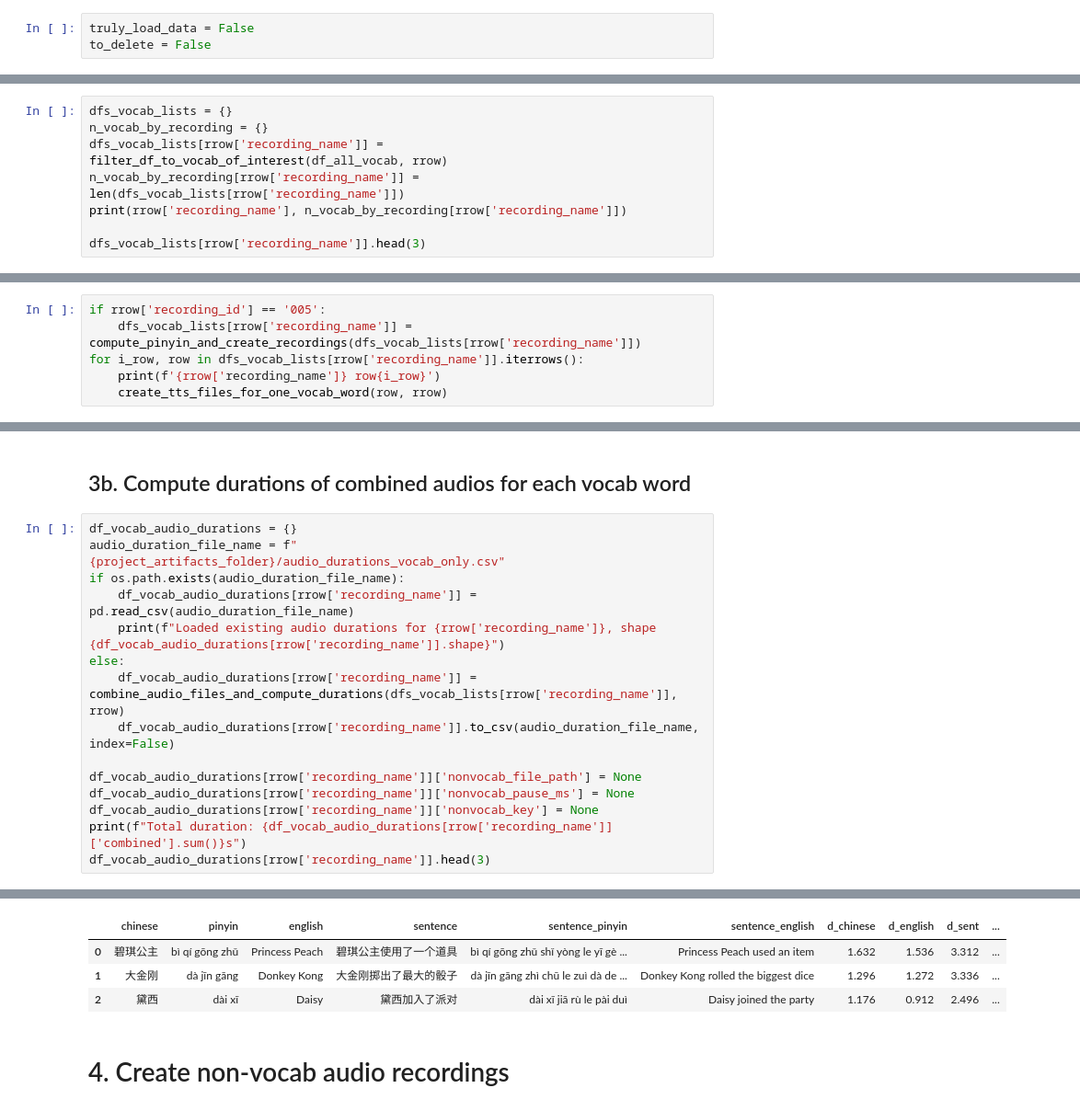
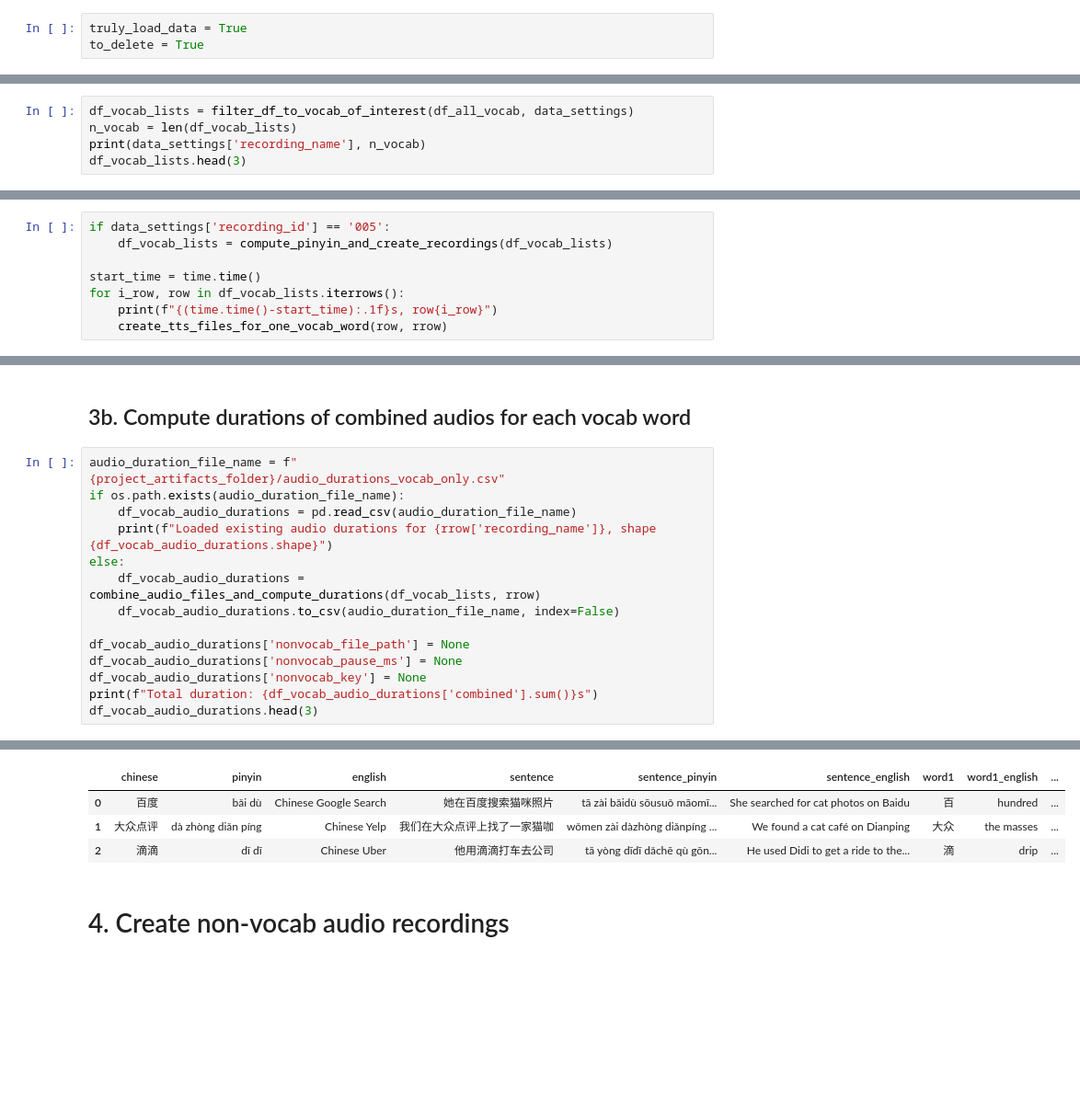
Before and after one commit to srcole/my_mandarin_database, a Jupyter notebook: generate_video.ipynb, the cells around one changed output, grey strips where cells are left out. Shown: that part at 92% size. Cells and saved outputs as stored; diff of their text form; blank space fills up the shorter version.

Commit message:
app names video

```diff
--- a/generate_video.ipynb
+++ b/generate_video.ipynb
@@ -39,8 +39,8 @@ subtitle_text_configs['font'] = ImageFont.truetype(subtitle_text_configs['font_n
 pd.options.display.max_columns = 100
 pd.options.display.max_rows = 130
 # %%
-truly_load_data = False
-to_delete = False
+truly_load_data = True
+to_delete = True
 # %% [markdown]
 # 0. Create dataframe of settings
 # %%
@@ -85,11 +99,8 @@ df_all_vocab.head(3)
 # %% [markdown]
 # 2. Select data
 # %%
-dfs_vocab_lists = {}
-n_vocab_by_recording = {}
-dfs_vocab_lists[rrow['recording_name']] = filter_df_to_vocab_of_interest(df_all_vocab, rrow)
-n_vocab_by_recording[rrow['recording_name']] = len(dfs_vocab_lists[rrow['recording_name']])
-print(rrow['recording_name'], n_vocab_by_recording[rrow['recording_name']])
-
-dfs_vocab_lists[rrow['recording_name']].head(3)
+df_vocab_lists = filter_df_to_vocab_of_interest(df_all_vocab, data_settings)
+n_vocab = len(df_vocab_lists)
+print(data_settings['recording_name'], n_vocab)
+df_vocab_lists.head(3)
 # %% [output]
@@ -101,9 +112,11 @@ dfs_vocab_lists[rrow['recording_name']].head(3)
 # %% [markdown]
 # 3. Create vocabulary audio recordings
 # %%
-if rrow['recording_id'] == '005':
-    dfs_vocab_lists[rrow['recording_name']] = compute_pinyin_and_create_recordings(dfs_vocab_lists[rrow['recording_name']])
-for i_row, row in dfs_vocab_lists[rrow['recording_name']].iterrows():
-    print(f'{rrow['recording_name']} row{i_row}')
+if data_settings['recording_id'] == '005':
+    df_vocab_lists = compute_pinyin_and_create_recordings(df_vocab_lists)
+
+start_time = time.time()
+for i_row, row in df_vocab_lists.iterrows():
+    print(f"{(time.time()-start_time):.1f}s, row{i_row}")
     create_tts_files_for_one_vocab_word(row, rrow)
 # %% [output]
@@ -127,18 +140,17 @@ for i_row, row in dfs_vocab_lists[rrow['recording_name']].iterrows():
 # %% [markdown]
 ## 3b. Compute durations of combined audios for each vocab word
 # %%
-df_vocab_audio_durations = {}
 audio_duration_file_name = f"{project_artifacts_folder}/audio_durations_vocab_only.csv"
 if os.path.exists(audio_duration_file_name):
-    df_vocab_audio_durations[rrow['recording_name']] = pd.read_csv(audio_duration_file_name)
-    print(f"Loaded existing audio durations for {rrow['recording_name']}, shape {df_vocab_audio_durations[rrow['recording_name']].shape}")
+    df_vocab_audio_durations = pd.read_csv(audio_duration_file_name)
+    print(f"Loaded existing audio durations for {rrow['recording_name']}, shape {df_vocab_audio_durations.shape}")
 else:
-    df_vocab_audio_durations[rrow['recording_name']] = combine_audio_files_and_compute_durations(dfs_vocab_lists[rrow['recording_name']], rrow)
-    df_vocab_audio_durations[rrow['recording_name']].to_csv(audio_duration_file_name, index=False)
+    df_vocab_audio_durations = combine_audio_files_and_compute_durations(df_vocab_lists, rrow)
+    df_vocab_audio_durations.to_csv(audio_duration_file_name, index=False)
 
-df_vocab_audio_durations[rrow['recording_name']]['nonvocab_file_path'] = None
-df_vocab_audio_durations[rrow['recording_name']]['nonvocab_pause_ms'] = None
-df_vocab_audio_durations[rrow['recording_name']]['nonvocab_key'] = None
-print(f"Total duration: {df_vocab_audio_durations[rrow['recording_name']]['combined'].sum()}s")
-df_vocab_audio_durations[rrow['recording_name']].head(3)
+df_vocab_audio_durations['nonvocab_file_path'] = None
+df_vocab_audio_durations['nonvocab_pause_ms'] = None
+df_vocab_audio_durations['nonvocab_key'] = None
+print(f"Total duration: {df_vocab_audio_durations['combined'].sum()}s")
+df_vocab_audio_durations.head(3)
 # %% [output]
@@ -162,7 +174,7 @@ Total duration: 323.7296666666667s
-|  | chinese | pinyin | english | sentence | sentence_pinyin | sentence_english | d_chinese | d_english | d_sent | ... |
-| 0 | 碧琪公主 | bì qí gōng zhǔ | Princess Peach | 碧琪公主使用了一个道具 | bì qí gōng zhǔ shǐ yòng le yī gè ... | Princess Peach used an item | 1.632 | 1.536 | 3.312 | ... |
-| 1 | 大金刚 | dà jīn gāng | Donkey Kong | 大金刚掷出了最大的骰子 | dà jīn gāng zhì chū le zuì dà de ... | Donkey Kong rolled the biggest dice | 1.296 | 1.272 | 3.336 | ... |
-| 2 | 黛西 | dài xī | Daisy | 黛西加入了派对 | dài xī jiā rù le pài duì | Daisy joined the party | 1.176 | 0.912 | 2.496 | ... |
+|  | chinese | pinyin | english | sentence | sentence_pinyin | sentence_english | word1 | word1_english | ... |
+| 0 | 百度 | bǎi dù | Chinese Google Search | 她在百度搜索猫咪照片 | tā zài bǎidù sōusuǒ māomī... | She searched for cat photos on Baidu | 百 | hundred | ... |
+| 1 | 大众点评 | dà zhòng diǎn píng | Chinese Yelp | 我们在大众点评上找了一家猫咖 | wǒmen zài dàzhòng diǎnpíng ... | We found a cat café on Dianping | 大众 | the masses | ... |
+| 2 | 滴滴 | dī dī | Chinese Uber | 他用滴滴打车去公司 | tā yòng dīdī dǎchē qù gōn... | He used Didi to get a ride to the... | 滴 | drip | ... |
 # %% [markdown]
 # 4. Create non-vocab audio recordings
 # %%
```
Also changed, not shown: parts of 15 cells of this notebook, 4 other files.
